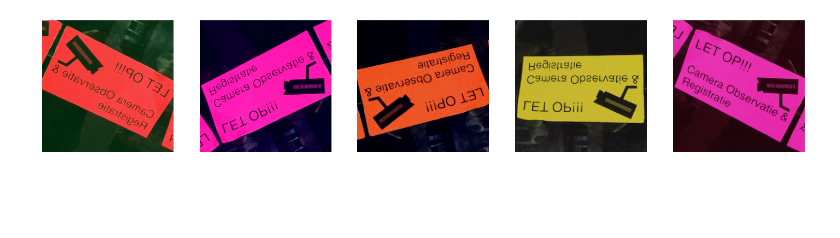
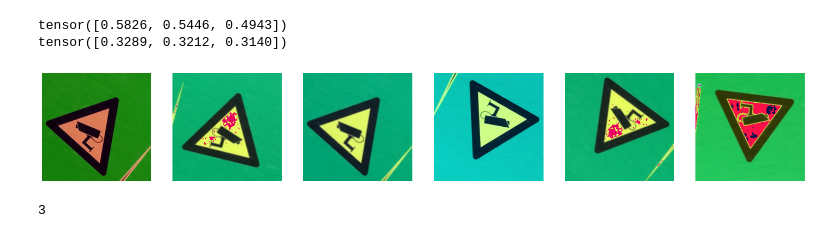
Before and after one commit to 10755373/DSPA2, a Jupyter notebook: data_aug.ipynb, the cells around one changed output. Saved outputs shown, nothing was run; the diff lists cells and outputs as text; code cells hidden in the pictures; blank space fills up the shorter version.

Commit message:
Add files via upload
with complete data

```diff
--- a/data_aug.ipynb
+++ b/data_aug.ipynb
@@ -31,7 +38,8 @@ class ImageFolder(Dataset):
     def __getitem__(self, index):
         img_file , label = self.data[index]
         root_and_dir = os.path.join(self.root_dir,self.class_names[label])
-        image = np.array(Image.open(os.path.join(root_and_dir,img_file)))
+        # added .convert('RGB') to deal with diiferent channels black is 1 , if not get an error about different dimensions
+        image = np.array(Image.open(os.path.join(root_and_dir,img_file)).convert('RGB'))
 
         if self.transform is not None:
             augmentations= self.transform(image=image)
@@ -41,15 +49,16 @@ class ImageFolder(Dataset):
 
 transform = A.Compose(
     [
+        A.Resize(250,250),
         A.HorizontalFlip(p=0.5),
         A.VerticalFlip(p=0.6),
         A.Rotate(limit=40,p=0.9),
         A.RGBShift(r_shift_limit=25, g_shift_limit=25,b_shift_limit=25,p=0.8),
         A.Normalize(
-            mean=[0,0,0],
-            std =[1,1,1],
+            mean=(0,0,0),
+            std =(1,1,1),
             max_pixel_value=225,
-        ),
+        p=1),
         A.OneOf([
             A.Blur(blur_limit=3, p=0.5),
             A.ColorJitter(p=0.5)
@@ -61,14 +72,44 @@ transform = A.Compose(
+# %%
+import torch
+import torchvision.transforms as transforms
+from torch.utils.data import DataLoader
+import torchvision.datasets as datasets
+from tqdm import tqdm
+
+device = torch.device("cuda" if torch.cuda.is_available() else "cpu")
+train_set = dataset
+train_loader = DataLoader(dataset=train_set, batch_size=64, shuffle=True)
+
+def get_mean_std(loader):
+    # var[X] = E[X**2] - E[X]**2
+    channels_sum, channels_sqrd_sum, num_batches = 0, 0, 0
+
+    for data, _ in tqdm(loader):
+        channels_sum += torch.mean(data, dim=[0, 2, 3])
+        channels_sqrd_sum += torch.mean(data ** 2, dim=[0, 2, 3])
+        num_batches += 1
+
+    mean = channels_sum / num_batches
+    std = (channels_sqrd_sum / num_batches - mean ** 2) ** 0.5
+
+    return mean, std
+
+
+mean, std = get_mean_std(train_loader)
+print(mean)
+print(std)
+# %% [output]
+tensor([0.5826, 0.5446, 0.4943])
+tensor([0.3289, 0.3212, 0.3140])
 # %%
-dataset = ImageFolder(root_dir='practice',transform=transform)
-
-num_samples = 5
+num_samples = 6
 fig, ax = plt.subplots(1, num_samples, figsize=(25, 5))
 for i in range(num_samples):
 
-  ax[i].imshow(transforms.ToPILImage()(dataset[5][0]))
+  ax[i].imshow(transforms.ToPILImage()(dataset[590][0]))
   ax[i].axis('off')
 # %% [output]
-[figure, old version]
+[figure, new version]
 # %%
 #https://www.youtube.com/watch?v=rAdLwKJBvPM
 #https://towardsdatascience.com/getting-started-with-albumentation-winning-deep-learning-image-augmentation-technique-in-pytorch-47aaba0ee3f8
@@ -74,0 +120,6 @@ for i in range(num_samples):
+# %%
+for x , y in dataset:
+    print(len(x))
+    break
+# %% [output]
+3
```
Also changed, not shown: parts of 7 cells of this notebook.
